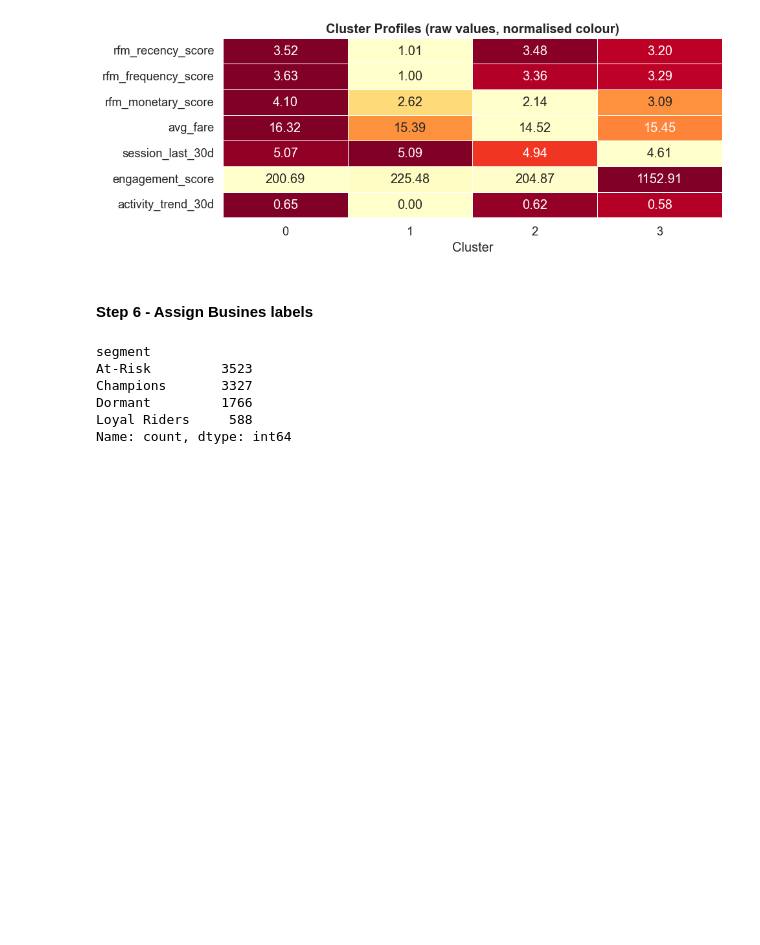
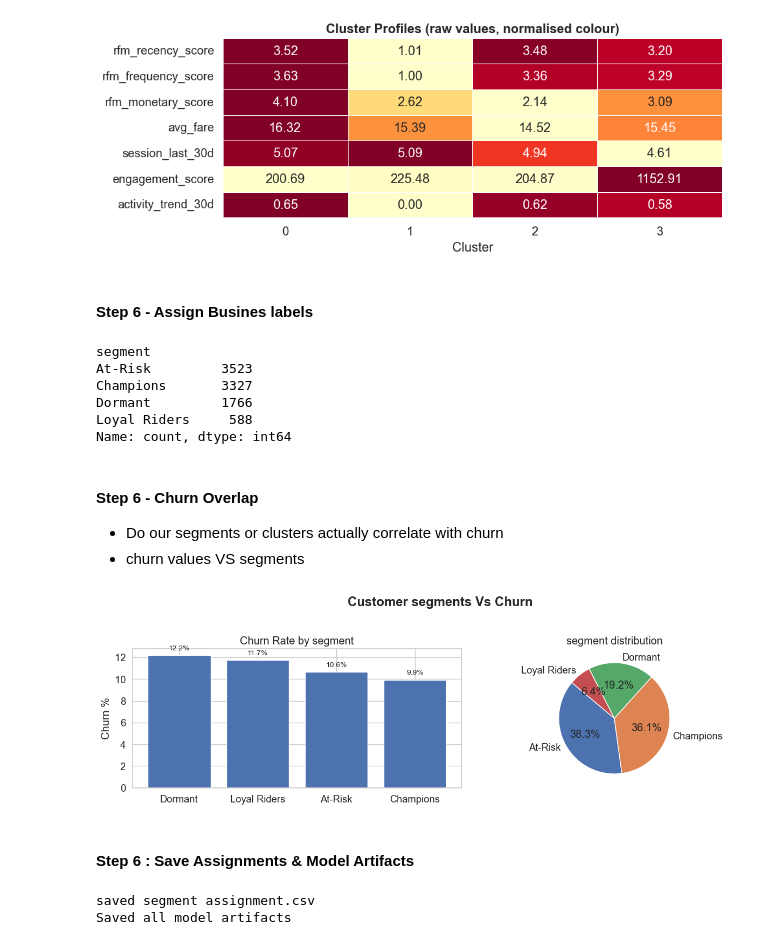
Before and after one commit to myekini/Ridewise_London-muhammad, a Jupyter notebook: notebooks/03_segmentation.ipynb, the cells around one changed output. Cells and saved outputs as stored; diff of their text form; code cells hidden in the pictures; blank space fills up the shorter version.

```diff
--- a/notebooks/03_segmentation.ipynb
+++ b/notebooks/03_segmentation.ipynb
@@ -273,3 +271,33 @@ Champions       3327
 Dormant         1766
 Loyal Riders     588
 Name: count, dtype: int64
+# %% [markdown]
+#### Step 6 - Churn Overlap
+
+- Do our segments or clusters actually correlate with churn
+- churn values VS segments
+# %%
+churn_by_seg = seg_df.groupby("segment")["churned"].mean().mul(100).sort_values(ascending=False)
+seg_count = seg_df["segment"].value_counts()
+# %%
+# visualize these segment against the churn
+
+fig, axes = plt.subplots(1, 2, figsize=(13,4))
+
+# Bar chart: churn rate per segment
+bars = axes[0].bar(churn_by_seg.index, churn_by_seg.values, edgecolor="white")
+for bar, v in zip(bars, churn_by_seg.values):
+    axes[0].text(
+        bar.get_x() + bar.get_width()/2, v + 0.5, f"{v:.1f}%", ha="center", fontsize=10)
+    axes[0].set(title="Churn Rate by segment", ylabel="Churn %")
+
+# Pie chart:  segment distribution
+axes[1].pie(seg_count.values, labels=seg_count.index, autopct="%1.1f%%", startangle=140)
+axes[1].set_title("segment distribution")
+
+
+plt.suptitle("Customer segments Vs Churn", fontweight="bold", y=1.02)
+plt.tight_layout()
+plt.show()
+# %% [output]
+[figure, added]
@@ -275,0 +317,19 @@ Name: count, dtype: int64
+# %% [markdown]
+#### Step 6 : Save Assignments & Model Artifacts
+# %%
+# save segment assignment
+assigmnets = seg_df[["user_id", "cluster", "segment"]]
+assigmnets.to_csv(os.path.join(DATA_PROCESSED, "segment_assignment.csv"), index=False)
+print(f"saved segment assignment.csv")
+
+
+# Save model artifacts (serialization ---- JOBLIB)
+joblib.dump(Kmeans, os.path.join(MODEL_DIR, "kmeans_segmentation.pkl"))
+joblib.dump(scalar, os.path.join(MODEL_DIR, "scalar_segmentation.pkl"))
+
+joblib.dump(CLUSTER_COLS, os.path.join(MODEL_DIR, "segmentation_features_cols.pkl"))
+
+print("Saved all model artifacts")
+# %% [output]
+saved segment assignment.csv
+Saved all model artifacts
```
Also changed, not shown: parts of 6 cells of this notebook, 1 other file.
